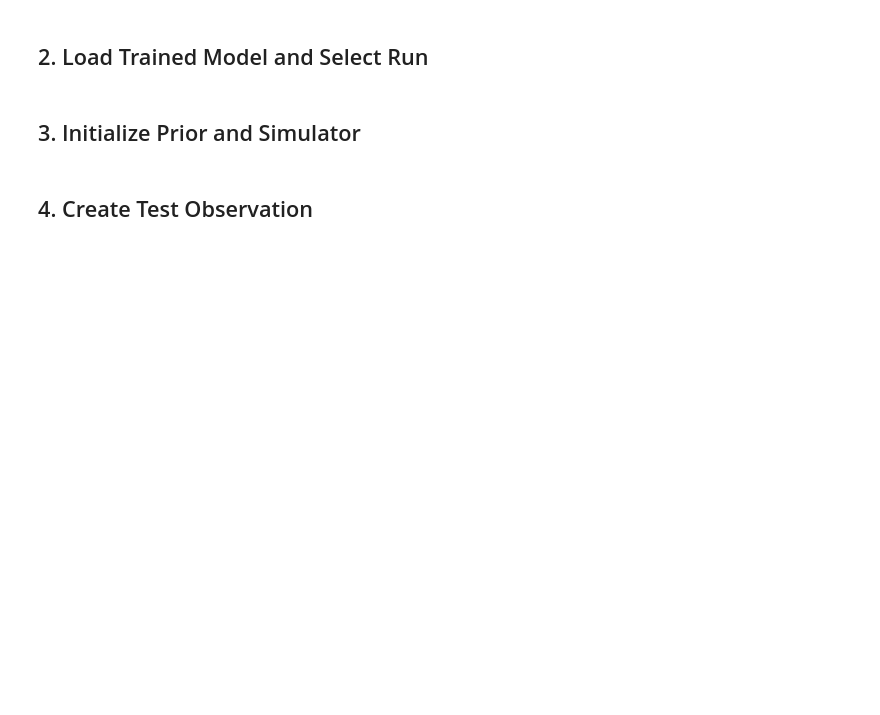
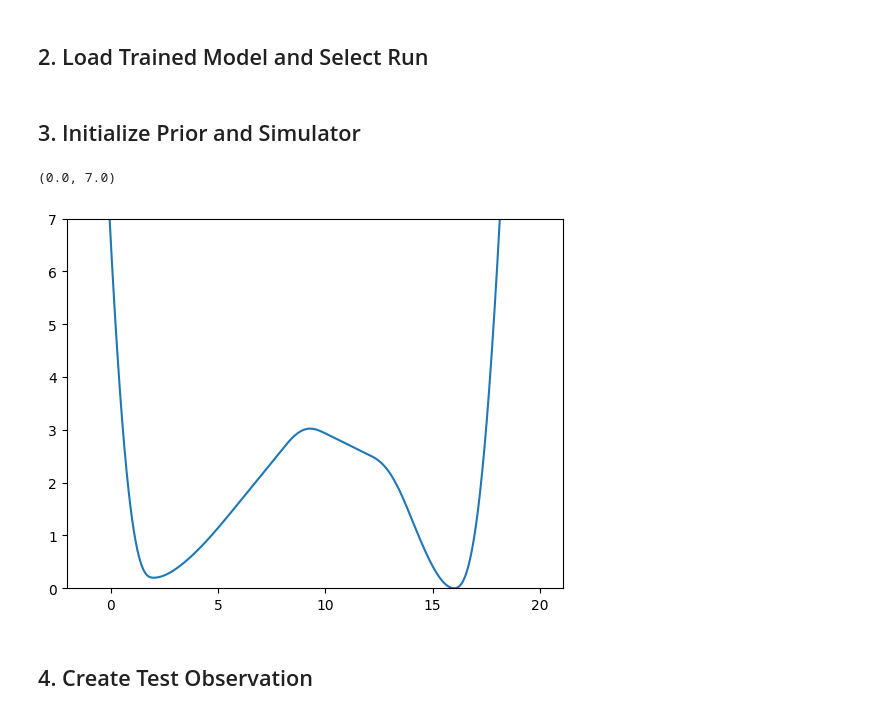
Before and after one commit to covinolab/smFRET_sbi, a Jupyter notebook: analysis/eval_posterior.ipynb, the cells around one changed output. Cells and saved outputs as stored; diff of their text form; code cells hidden in the pictures; blank space fills up the shorter version.

```diff
--- a/analysis/eval_posterior.ipynb
+++ b/analysis/eval_posterior.ipynb
@@ -35,7 +38,7 @@ outputs_root = project_root / "outputs"
 
 run_selector = "latest"
 # Example explicit selector:
-run_selector = "highnodes/2026-03-17/21-42-20"
+run_selector = "exp_1/18-50-44/"
 #run_selector = "base/2026-03-17/18-37-45"
 #run_selector = "2026-03-12/18-34-42"
 
@@ -99,7 +107,7 @@ print(f"device   : {device}")
 ## 2. Load Trained Model and Select Run
 # %%
 prior = generate_posterior_prior_from_config(str(data_cfg), device=device)
-eval_spline = eval_spline_from_config(str(data_cfg))
+eval_free_energy = eval_free_energy_from_config(str(data_cfg))
 # %% [markdown]
 ## 3. Initialize Prior and Simulator
 # %%
@@ -136,5 +144,4 @@ def bin_along_time(x, n_bins=100):
 # %%
 fret_simulator = smFRET_simulator_wrapper_from_config(str(data_cfg))
 # %%
-true_params = torch.tensor([ -0.200, 5.6077, -0.4737, -2.1639,  0.1989,  1.7588,  2.4125,  1.1805,-0.5325,  10.0000, 6.000, 0.0100,  0.01000,  0.9500,  0.9500,  0.9000,  0.9000,  0.1000,  0.1000], dtype=torch.float64)
-true_params1 = torch.tensor([ 0.200, -.0938, -2.0873, 1.35556,  0.1016, 0.6840,  8.0000, 3.000, 0.0100,  0.01000,  0.9500,  0.9500,  0.9000,  0.9000,  0.1000,  0.1000], dtype=torch.float64)
+true_params = torch.tensor([0.1, -.4, -0.5, -0.5, 0.2, 0.2, 1.0,  6, 8.00, 0.0100,  0.01000,  0.9500,  0.9500,  0.9000,  0.9000,  0.1000,  0.1000], dtype=torch.float64)
@@ -145,10 +148,13 @@ true_params
 # %%
-x, y = eval_spline(
+x, y = eval_free_energy(
     params=true_params,
-    x_eval=np.linspace(2, 16, 1000),
+    x_eval=np.linspace(-1, 20, 1000),
 )
-plt.plot(x, y)
-plt.ylim(-5, 5)
+plt.plot(x, y - y.min(), label='Ground Truth')
+plt.ylim(0, 7)
+# %% [output]
+(0.0, 7.0)
+[figure, added]
 # %%
 observation = torch.stack([fret_simulator(true_params) for _ in range(1)])
 # %% [markdown]
```
Also changed, not shown: parts of 15 cells of this notebook, 16 other files.
